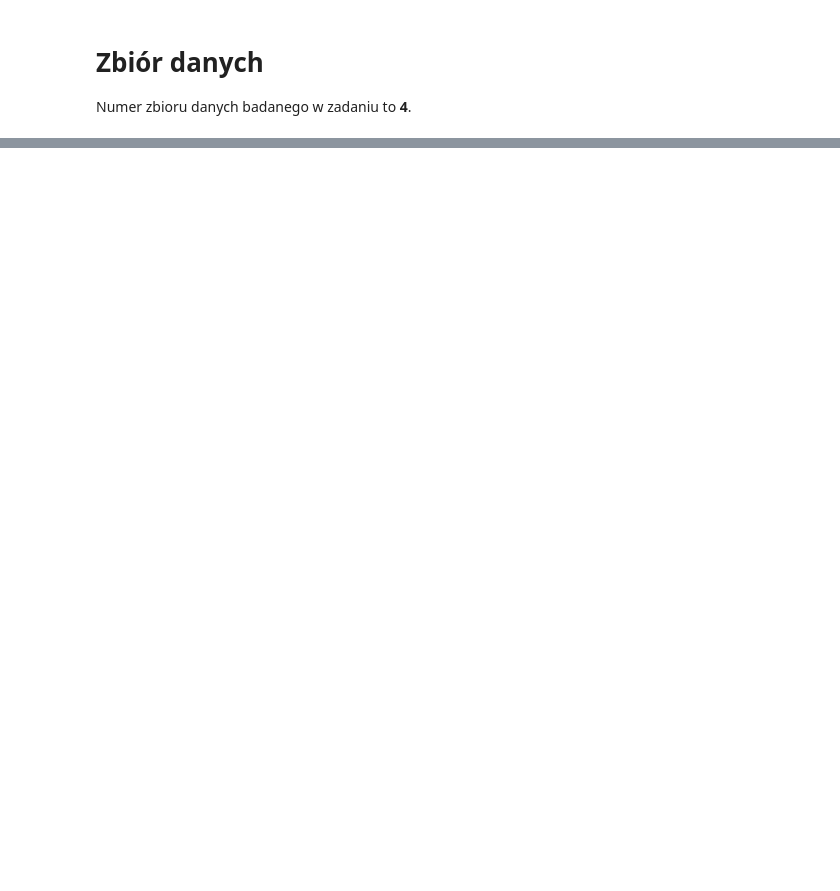
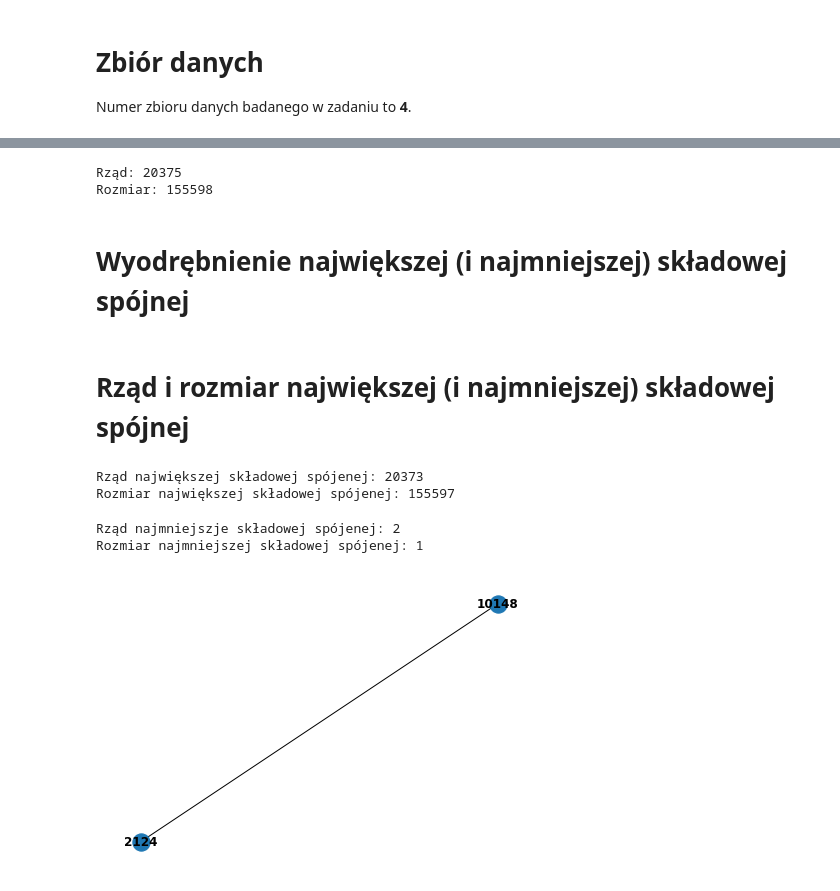
Before and after one commit to agrudkow/tass-project-1, a Jupyter notebook: notebooks/TASS_project_1.ipynb, the cells around one changed output, grey strips where cells are left out. Cells and saved outputs as stored; diff of their text form; code cells hidden in the pictures; blank space fills up the shorter version.

Commit message:
feat(task-b): upload task without hill plot

```diff
--- a/notebooks/TASS_project_1.ipynb
+++ b/notebooks/TASS_project_1.ipynb
@@ -10,3 +24,7 @@ WARNING: networkx 2.6.3 does not provide the extra 'all'
+# %%
+GRAPH_FILENAME = 'graph_4.txt' #@param {type:"string"}
+GRAPH_URL = 'https://www.ia.pw.edu.pl/~mkamola/dataset-big/4.txt' #@param {type:"string"}
+GRAPH_DIR = '.' #@param {type:"string"}
 # %% [markdown]
 # Zbiór danych
 Numer zbioru danych badanego w zadaniu to **4**.
@@ -30,0 +39,4 @@ nx.shortest_path(G, 'A', 'D', weight='weight')
+# %%
+df = pd.read_csv(path.join(GRAPH_DIR, GRAPH_FILENAME))
+Graphtype = nx.Graph()
+G = nx.from_pandas_edgelist(df, create_using=Graphtype)
@@ -30,0 +53,3 @@ nx.shortest_path(G, 'A', 'D', weight='weight')
+# %%
+G.remove_edges_from(nx.selfloop_edges(G))
+G = G.to_undirected()
@@ -30,0 +58,29 @@ nx.shortest_path(G, 'A', 'D', weight='weight')
+# %%
+print(f'Rząd: {G.number_of_nodes()}')
+print(f'Rozmiar: {G.number_of_edges()}')
+# %% [output]
+Rząd: 20375
+Rozmiar: 155598
+# %% [markdown]
+# Wyodrębnienie największej (i najmniejszej) składowej spójnej
+# %%
+cc = nx.connected_components(G)
+cc = sorted(cc, key=lambda x: len(x), reverse=True)
+G_lcc = G.subgraph(cc[0]).copy()
+G_scc = G.subgraph(cc[-1]).copy()
+# %% [markdown]
+# Rząd i rozmiar największej (i najmniejszej) składowej spójnej
+# %%
+print(f'Rząd największej składowej spójenej: {G_lcc.number_of_nodes()}')
+print(f'Rozmiar największej składowej spójenej: {G_lcc.number_of_edges()}')
+# %% [output]
+Rząd największej składowej spójenej: 20373
+Rozmiar największej składowej spójenej: 155597
+# %%
+print(f'Rząd najmniejszje składowej spójenej: {G_scc.number_of_nodes()}')
+print(f'Rozmiar najmniejszej składowej spójenej: {G_scc.number_of_edges()}')
+nx.draw(G_scc, with_labels=True, font_weight='bold')
+# %% [output]
+Rząd najmniejszje składowej spójenej: 2
+Rozmiar najmniejszej składowej spójenej: 1
+[figure, added]
```
Also changed, not shown: parts of 37 cells of this notebook.
